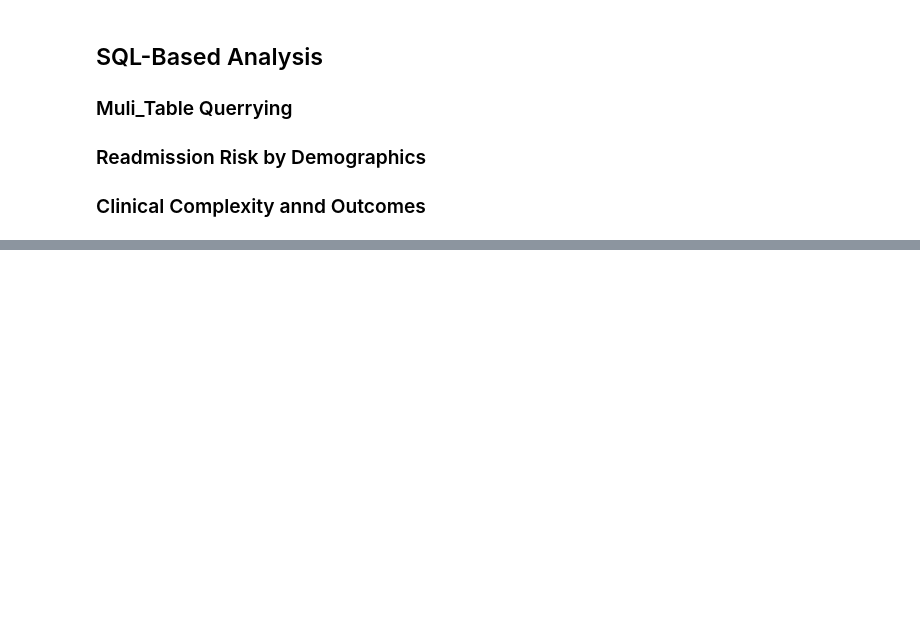
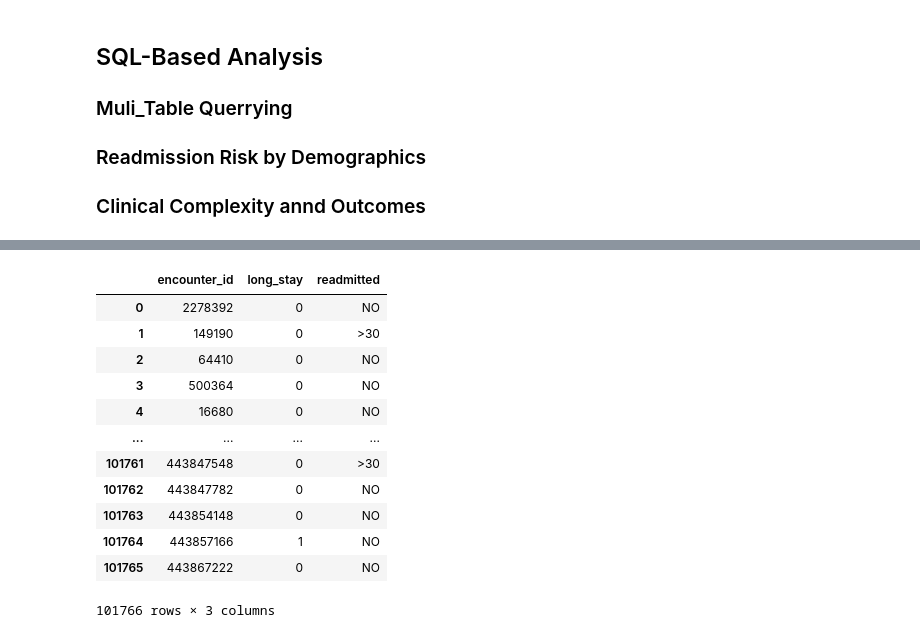
Before and after one commit to brakonsc/patient-readmission-risk-predictor, a Jupyter notebook: notebooks/02_sql_analysis.ipynb, the cells around one changed output, grey strips where cells are left out. Cells and saved outputs as stored; diff of their text form; code cells hidden in the pictures; blank space fills up the shorter version.

```diff
--- a/notebooks/02_sql_analysis.ipynb
+++ b/notebooks/02_sql_analysis.ipynb
@@ -232,0 +265,26 @@ plt.show()
+# %%
+#High Medicaftion Burden
+
+pd.read_sql("""
+SELECT encounter_id,
+        CASE
+            WHEN time_in_hospital >= 7 THEN 1
+            ELSE 0
+        END AS long_stay,
+        readmitted
+FROM encounters;
+""", conn)
+# %% [output]
+|  | encounter_id | long_stay | readmitted |
+| 0 | 2278392 | 0 | NO |
+| 1 | 149190 | 0 | >30 |
+| 2 | 64410 | 0 | NO |
+| 3 | 500364 | 0 | NO |
+| 4 | 16680 | 0 | NO |
+| ... | ... | ... | ... |
+| 101761 | 443847548 | 0 | >30 |
+| 101762 | 443847782 | 0 | NO |
+| 101763 | 443854148 | 0 | NO |
+| 101764 | 443857166 | 1 | NO |
+| 101765 | 443867222 | 0 | NO |
+101766 rows × 3 columns
```
Also changed, not shown: parts of 10 cells of this notebook.
